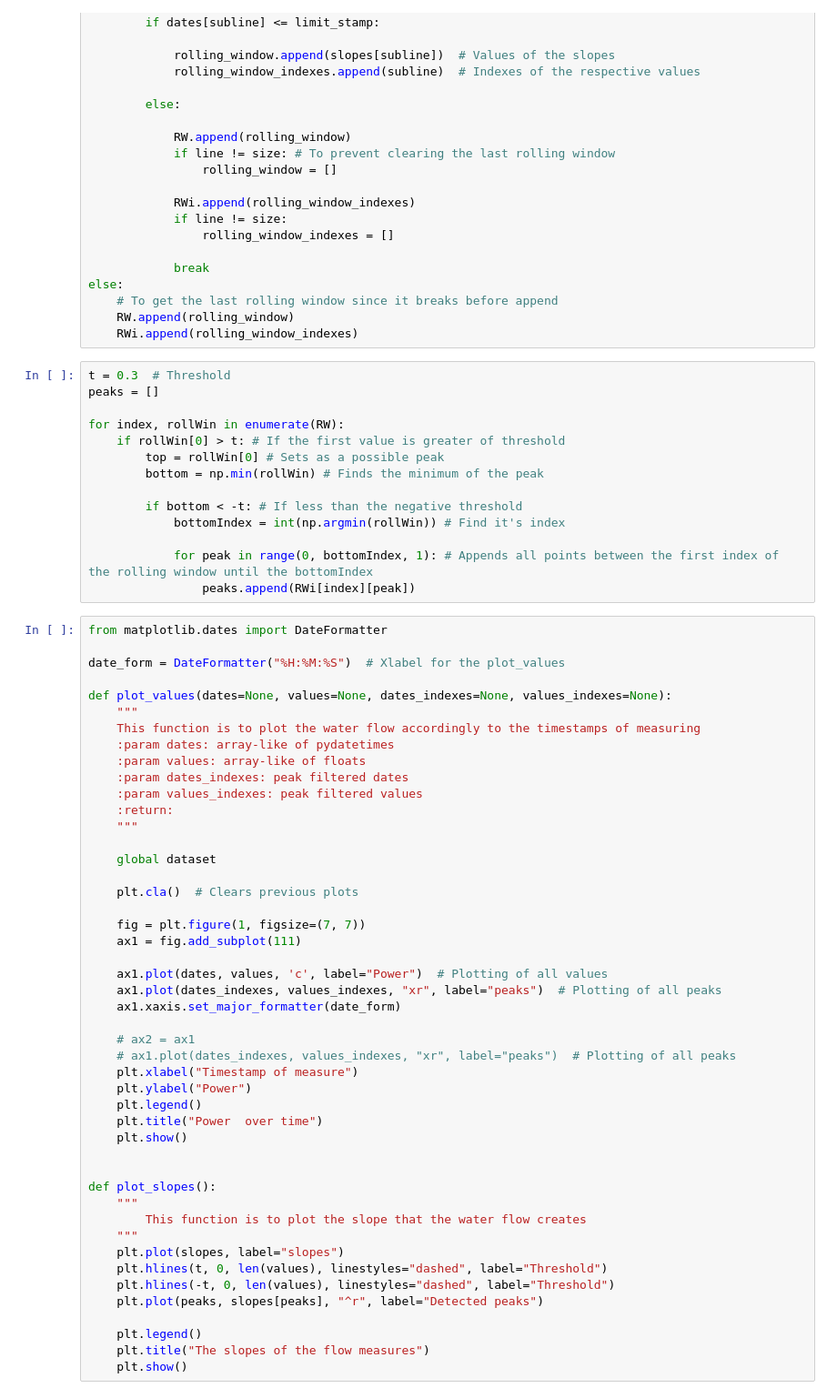
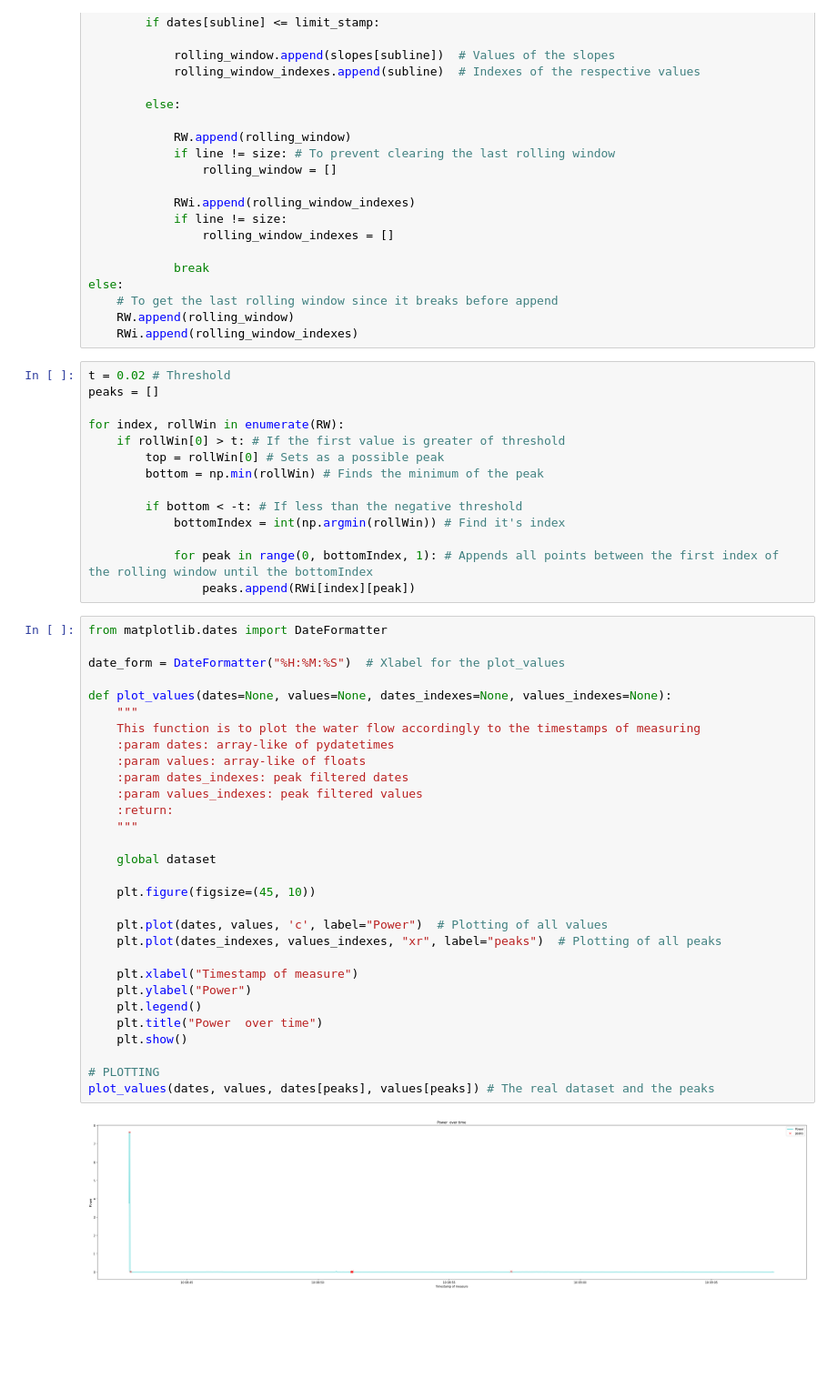
Before and after one commit to msalvati1997/energy_meter, a Jupyter notebook: Detect_energy_of_a_function.ipynb, the cells around one changed output. Shown at 91% size. Cells and saved outputs as stored; diff of their text form; blank space fills up the shorter version.

```diff
--- a/Detect_energy_of_a_function.ipynb
+++ b/Detect_energy_of_a_function.ipynb
@@ -91,7 +91,7 @@ else:
     RW.append(rolling_window)
     RWi.append(rolling_window_indexes)
 # %%
-t = 0.3  # Threshold
+t = 0.02 # Threshold
 peaks = []
 
 for index, rollWin in enumerate(RW):
@@ -107,47 +107,32 @@ for index, rollWin in enumerate(RW):
 # %%
 from matplotlib.dates import DateFormatter
 
 date_form = DateFormatter("%H:%M:%S")  # Xlabel for the plot_values
 
 def plot_values(dates=None, values=None, dates_indexes=None, values_indexes=None):
     """
     This function is to plot the water flow accordingly to the timestamps of measuring
     :param dates: array-like of pydatetimes
     :param values: array-like of floats
     :param dates_indexes: peak filtered dates
     :param values_indexes: peak filtered values
     :return:
     """
 
     global dataset
 
-    plt.cla()  # Clears previous plots
+    plt.figure(figsize=(45, 10))
 
-    fig = plt.figure(1, figsize=(7, 7))
-    ax1 = fig.add_subplot(111)
+    plt.plot(dates, values, 'c', label="Power")  # Plotting of all values
+    plt.plot(dates_indexes, values_indexes, "xr", label="peaks")  # Plotting of all peaks
 
-    ax1.plot(dates, values, 'c', label="Power")  # Plotting of all values
-    ax1.plot(dates_indexes, values_indexes, "xr", label="peaks")  # Plotting of all peaks
-    ax1.xaxis.set_major_formatter(date_form)
-
-    # ax2 = ax1
-    # ax1.plot(dates_indexes, values_indexes, "xr", label="peaks")  # Plotting of all peaks
     plt.xlabel("Timestamp of measure")
     plt.ylabel("Power")
     plt.legend()
     plt.title("Power  over time")
     plt.show()
 
-
-def plot_slopes():
-    """
-        This function is to plot the slope that the water flow creates
-    """
-    plt.plot(slopes, label="slopes")
-    plt.hlines(t, 0, len(values), linestyles="dashed", label="Threshold")
-    plt.hlines(-t, 0, len(values), linestyles="dashed", label="Threshold")
-    plt.plot(peaks, slopes[peaks], "^r", label="Detected peaks")
-
-    plt.legend()
-    plt.title("The slopes of the flow measures")
-    plt.show()
+# PLOTTING
+plot_values(dates, values, dates[peaks], values[peaks]) # The real dataset and the peaks
+# %% [output]
+[figure, added]
```
Also changed, not shown: parts of 2 cells of this notebook.
